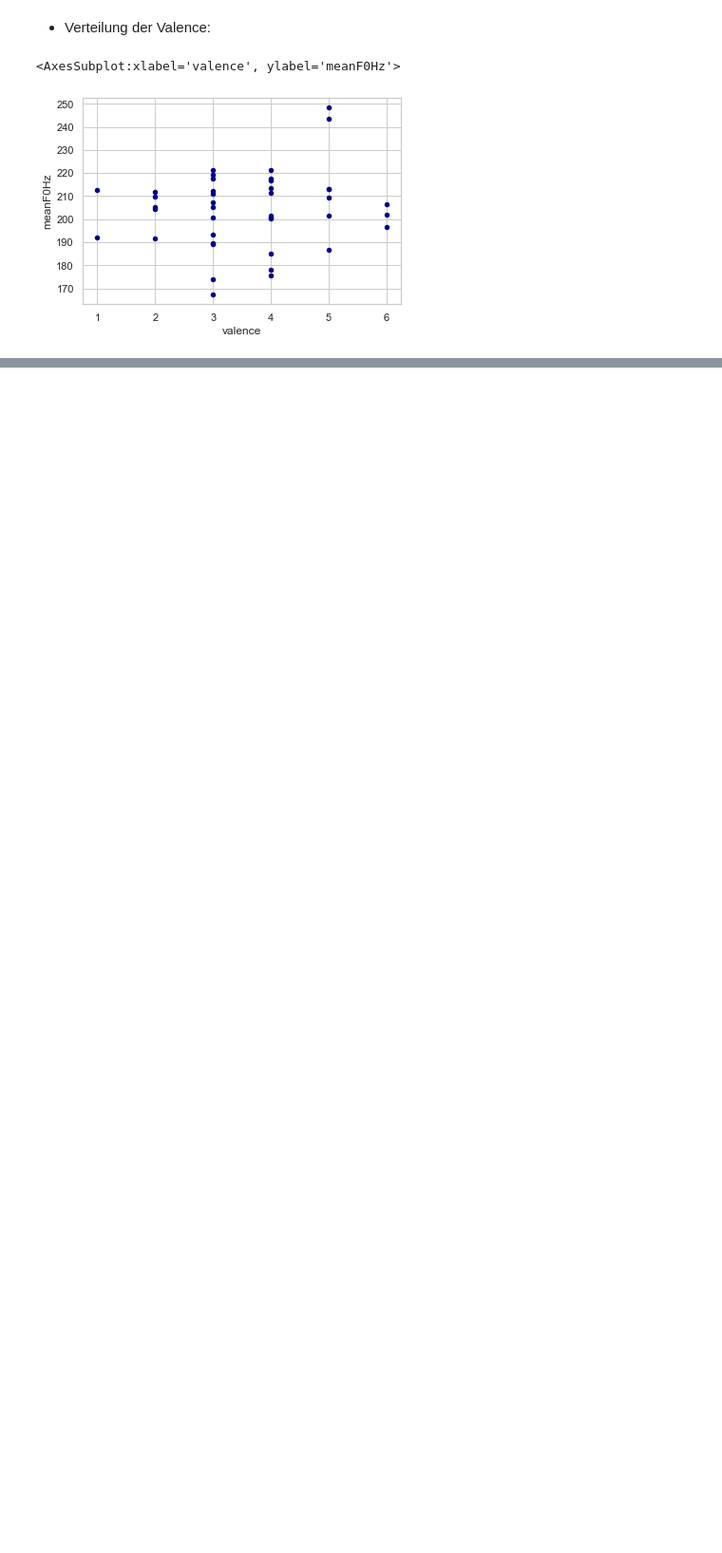
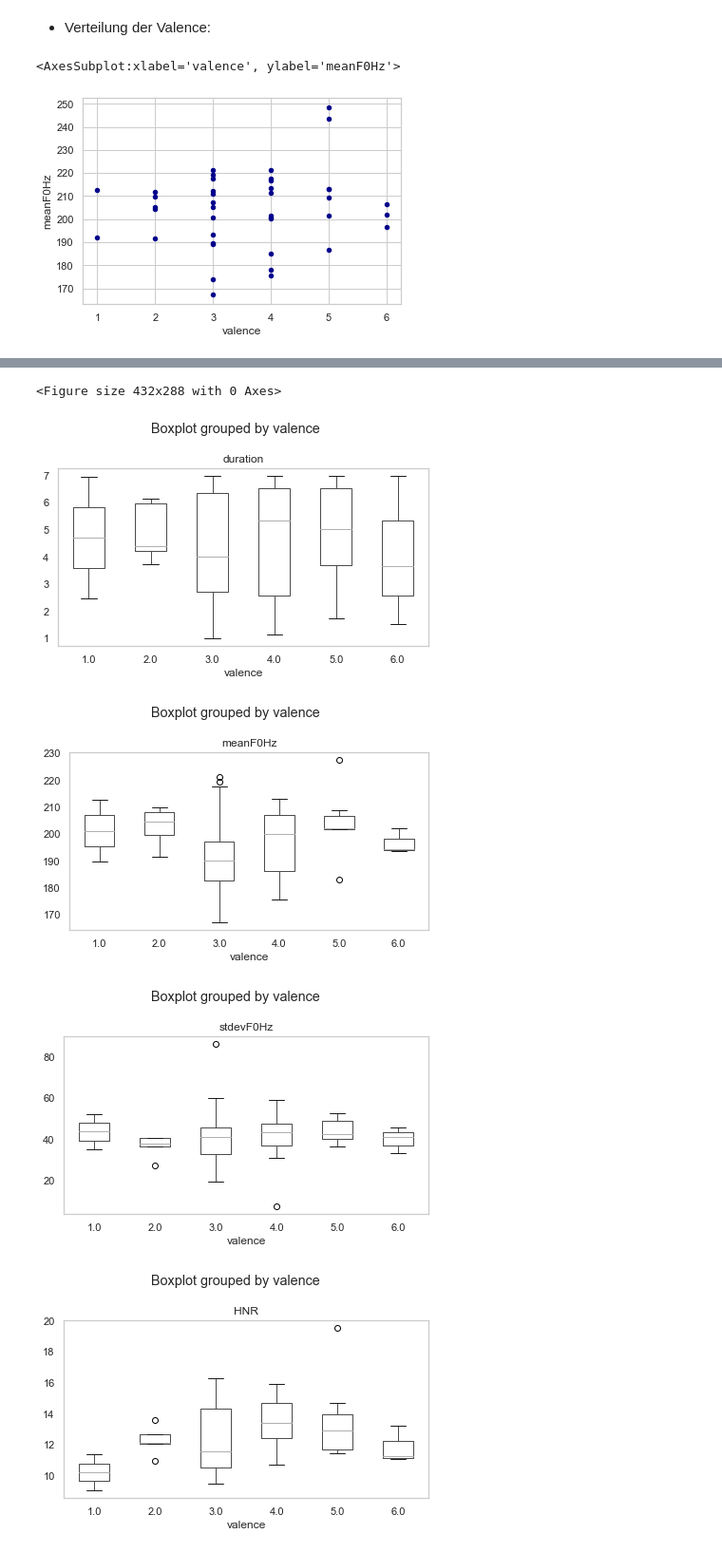
Before and after one commit to Lisa-Wegner/S_sprechstile_eigene, a Jupyter notebook: Sprechstile_eigene_Abgabe-checkpoint.ipynb, the cells around one changed output, grey strips where cells are left out. Shown: that part at 95% size. Cells and saved outputs as stored; diff of their text form; code cells hidden in the pictures; blank space fills up the shorter version.

```diff
--- a/Sprechstile_eigene_Abgabe-checkpoint.ipynb
+++ b/Sprechstile_eigene_Abgabe-checkpoint.ipynb
@@ -230,3 +297,2 @@ df.plot.scatter(y='meanF0Hz', x='valence', c='DarkBlue')
 # %%
-measures_df = pd.read_pickle('measures_df.pkl')
-# muss vorher im anderen dokumet als measures_df.pkl definiert bzw benannt werden
+measures_df = pd.read_pickle('df_werte.pkl')
@@ -235,2 +301,4 @@ FileNotFoundError: [Errno 2] No such file or directory: 'measures_df.pkl'
+# %%
+measures_df = norm_df(measures_df)
 # %%
 measures_df.head(2)
@@ -236,0 +313,3 @@ measures_df.head(2)
+# %%
+df = df.drop(columns=['meanF0Hz'])
+df.head()
@@ -236,0 +327,2 @@ measures_df.head(2)
+# %%
+df_all = df.join(measures_df)
@@ -236,0 +339,11 @@ measures_df.head(2)
+# %%
+# zum nächsten mal box plot zu jedem Valencewert als HA
+for i, col in enumerate(df_all.iloc[:,1:].columns):
+    plt.tight_layout()
+    df_all.boxplot(by = 'valence', column = col, grid = False)
+# %% [output]
+<Figure size 432x288 with 0 Axes>
+[figure, added]
+[figure, added]
+[figure, added]
+[figure, added]
```
Also changed, not shown: parts of 46 cells of this notebook.
